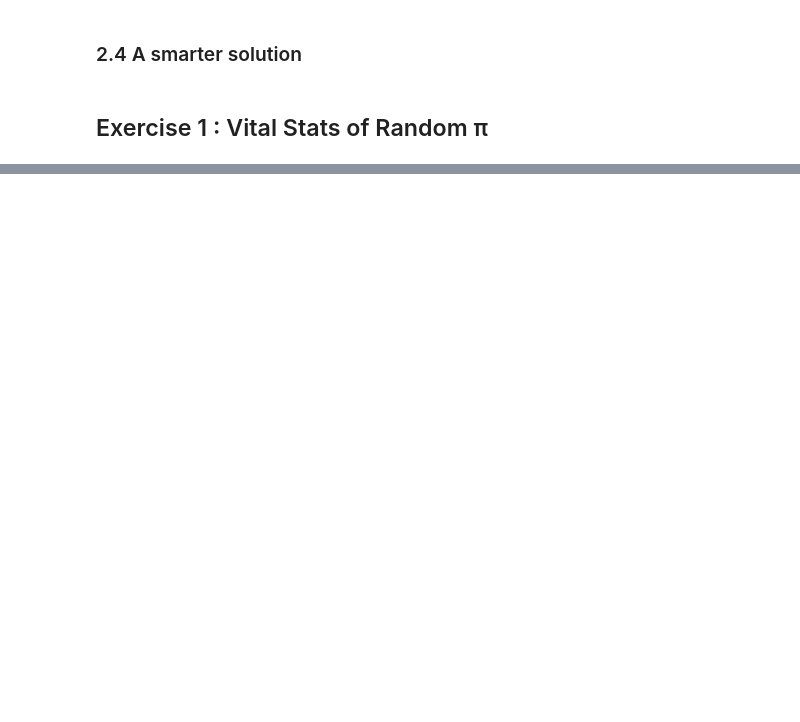
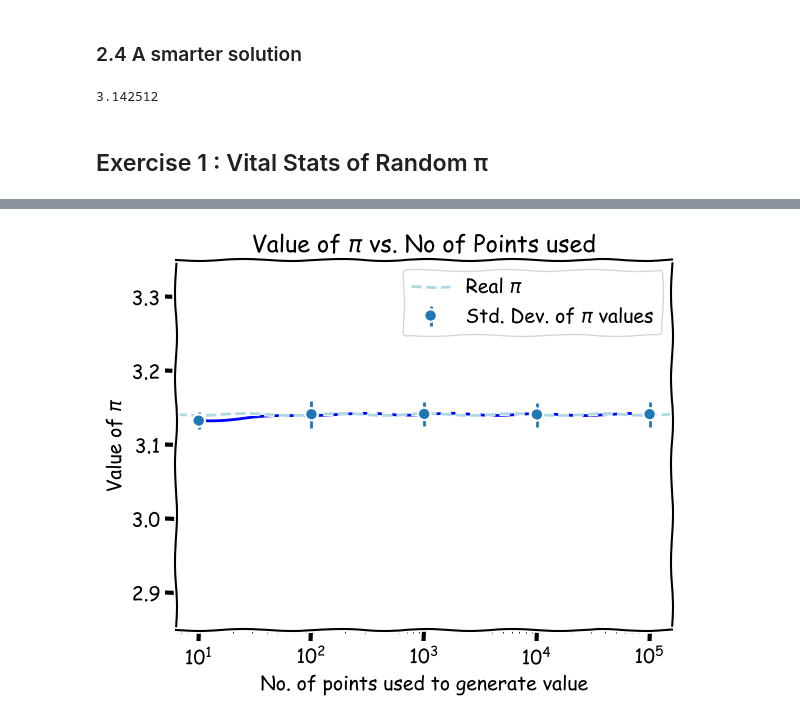
Before and after one commit to SPS-SP2273/learning-portfolio-russell-ykh, a Jupyter notebook: random numbers/random_numbers_(good).ipynb, the cells around one changed output, grey strips where cells are left out. Cells and saved outputs as stored; diff of their text form; code cells hidden in the pictures; blank space fills up the shorter version.

Commit message:
Random number (good) completed

```diff
--- a/random numbers/random_numbers_(good).ipynb
+++ b/random numbers/random_numbers_(good).ipynb
@@ -210,5 +216,15 @@ n
 # %% [markdown]
 ### 2.2 A poor but intuitive solution
 # %%
+N_total = 100_000                             # Yes, Python allows the _
+N_green = 0
 
-# Your code here
+for _ in range(N_total):
+    x = rnd.uniform(low=-1, high=1, size=1)
+    y = rnd.uniform(low=-1, high=1, size=1)
+    r = np.sqrt(x**2 + y**2)                   # Distance from the origin
+
+    if r <= 1:
+        N_green += 1                           # In or out of the circle
+
+4 * N_green / N_total                          # Estimate for pi
@@ -220,12 +244,72 @@ n
 # %% [markdown]
 ### 2.4 A smarter solution
 # %%
+N_total=1_000_000
+x=rnd.rand(N_total)
+y=rnd.rand(N_total)
+N_green=np.sum((x**2+y**2) <= 1)
 
-# Your code here
+4 * (N_green / N_total)
+# %% [output]
+3.142512
 # %% [markdown]
 ## Exercise 1 :  Vital Stats of Random π
 # %%
+import numpy as np
+import numpy.random as rng
+from matplotlib import pyplot as plt
 
+def estimate_pi(n):
+    '''
+    A function for estimating π
+    Uses n number of trials
+    '''
+    x = rng.rand(n)
+    y = rng.rand(n)
+    in_circle = np.sum((x**2 + y**2) <= 1)
+    return 4 * in_circle / n
 
+def collect_data(pi_tries=10000, n=100):
+    '''
+    Generate the mean and STD of estimating pi n times
+    '''
+    data = [estimate_pi(pi_tries) for x in range(n)]
+    mean = np.mean(data)
+    std = np.std(data)
+    return mean, std
 
-# Your solution here
+def trial_test(r=5):
+    '''
+    Test the effect of increasing value of r (trials of pi estimation)
+    '''
+    x_values = [10**x for x in range(1,r+1)]
+    y_values, y_std = [], []
+    for x in x_values:
+        mean, std = collect_data(n=x)
+        y_values.append(mean)
+        y_std.append(std)
+
+    return x_values, y_values, y_std
+
+def plot_trials():
+    x_values, y_values, y_std = trial_test()
+
+    fig, ax = plt.subplots(nrows=1, ncols=1)
+
+    ax.plot(x_values, y_values, color="blue", marker="o")
+    ax.axhline(np.pi, ls="--", label="Real $\pi$", color="lightblue")
+    ax.errorbar(x_values, y_values, yerr=y_std, fmt="o",
+               label="Std. Dev. of $\pi$ values")
+    ax.set_title("Value of $\pi$ vs. No of Points used")
+    ax.legend(loc="upper right")
+    ax.set_xscale("log")
+    ax.set_xlabel("No. of points used to generate value")
+    ax.set_ylabel("Value of $\pi$")
+    ax.set_yticks(np.arange(2.9, 3.3+0.1, 0.1))
+    ax.set_ylim(2.85, 3.35)
+
+    plt.xkcd()
+    plt.show()
+
+plot_trials()
+# %% [output]
@@ -231,0 +333 @@ n
+[figure, added]
```
Also changed, not shown: parts of 8 cells of this notebook, 1 other file.
